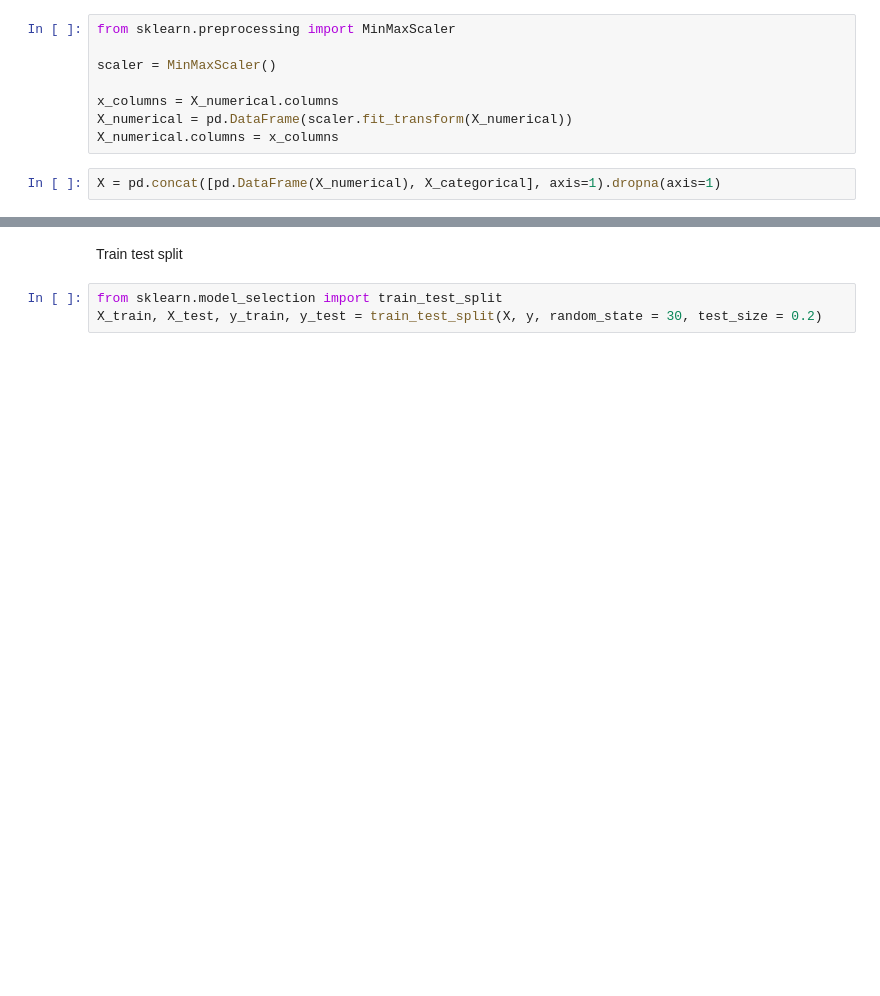
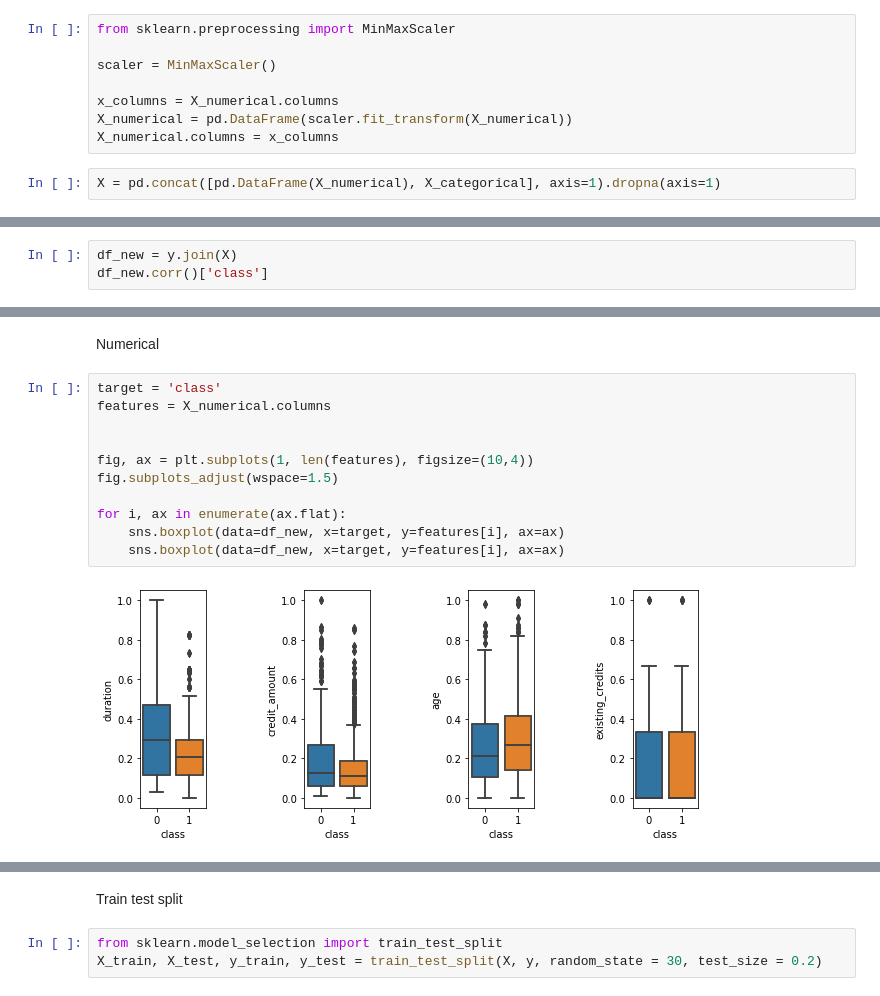
Before and after one commit to alexcTropic/Advanced-data-processing---class, a Jupyter notebook: ADPA_Project2.ipynb, the cells around one changed output, grey strips where cells are left out. Cells and saved outputs as stored; diff of their text form; blank space fills up the shorter version.

```diff
--- a/ADPA_Project2.ipynb
+++ b/ADPA_Project2.ipynb
@@ -402,0 +344,3 @@ X = pd.concat([pd.DataFrame(X_numerical), X_categorical], axis=1).dropna(axis=1)
+# %%
+df_new = y.join(X)
+df_new.corr()['class']
@@ -402,0 +360,15 @@ X = pd.concat([pd.DataFrame(X_numerical), X_categorical], axis=1).dropna(axis=1)
+# %% [markdown]
+Numerical
+# %%
+target = 'class'
+features = X_numerical.columns
+
+
+fig, ax = plt.subplots(1, len(features), figsize=(10,4))
+fig.subplots_adjust(wspace=1.5)
+
+for i, ax in enumerate(ax.flat):
+    sns.boxplot(data=df_new, x=target, y=features[i], ax=ax)
+    sns.boxplot(data=df_new, x=target, y=features[i], ax=ax)
+# %% [output]
+[figure, added]
```
Also changed, not shown: parts of 29 cells of this notebook.
